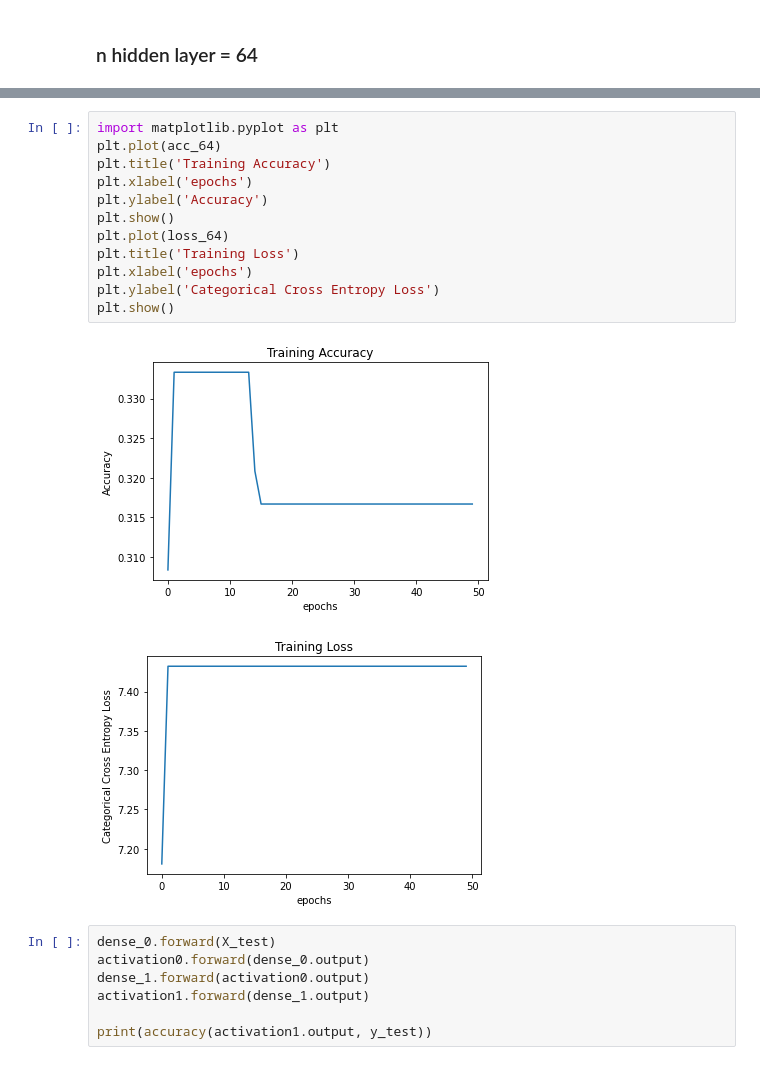
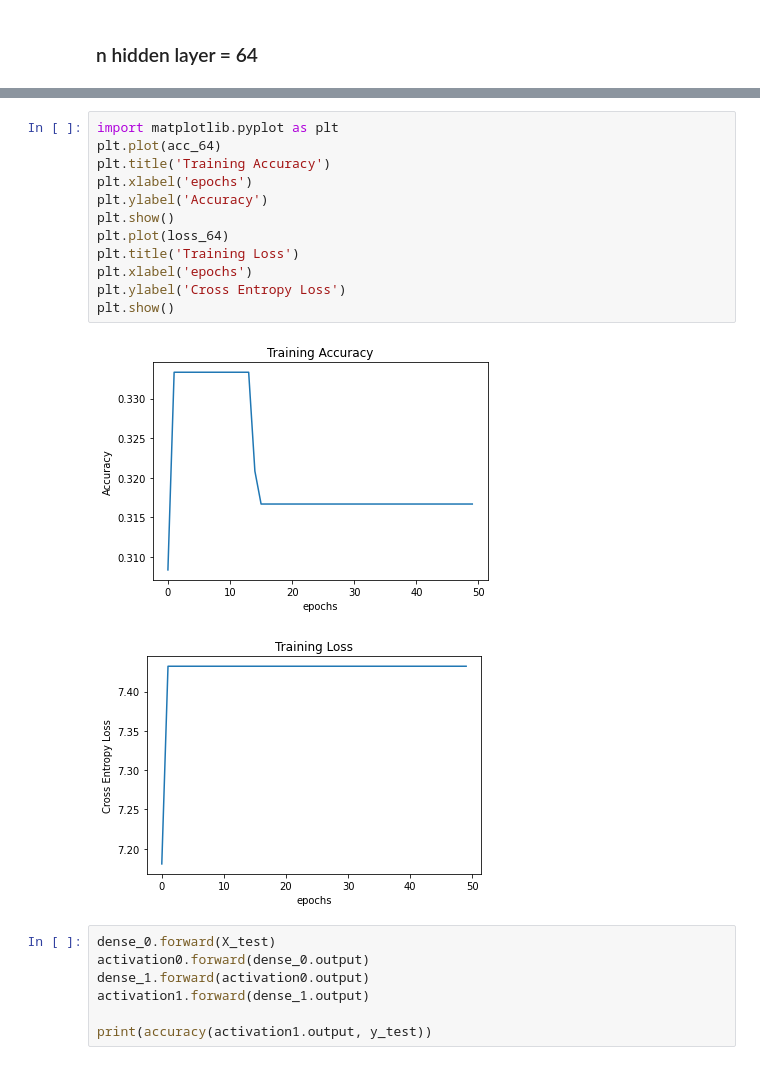
Before and after one commit to Chrysophyt/MultilayerPerceptronFS, a Jupyter notebook: Sigmoid.ipynb, the cells around one changed output, grey strips where cells are left out. Cells and saved outputs as stored; diff of their text form.

```diff
--- a/Sigmoid.ipynb
+++ b/Sigmoid.ipynb
@@ -223,18 +241,18 @@ Entropy Loss: 7.432233048618804
 # %%
 import matplotlib.pyplot as plt
 plt.plot(acc_64)
 plt.title('Training Accuracy')
 plt.xlabel('epochs')
 plt.ylabel('Accuracy')
 plt.show()
 plt.plot(loss_64)
 plt.title('Training Loss')
 plt.xlabel('epochs')
-plt.ylabel('Categorical Cross Entropy Loss')
+plt.ylabel('Cross Entropy Loss')
 plt.show()
 # %% [output]
 [figure]
-[figure, old version]
+[figure, new version]
 # %%
 dense_0.forward(X_test)
 activation0.forward(dense_0.output)
```
Also changed, not shown: parts of 9 cells of this notebook.
